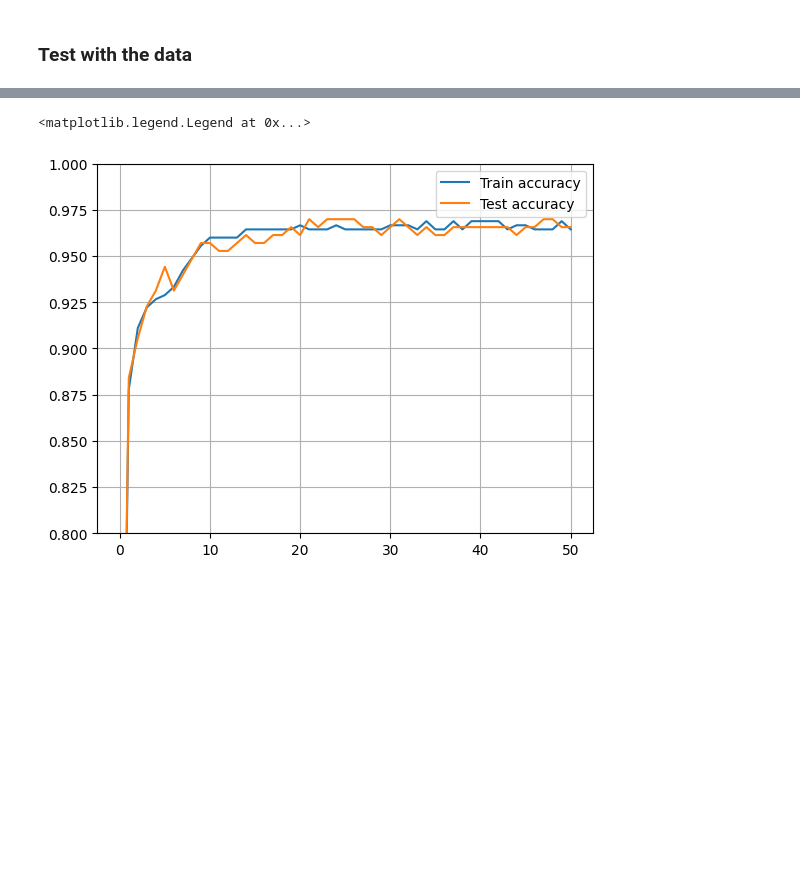
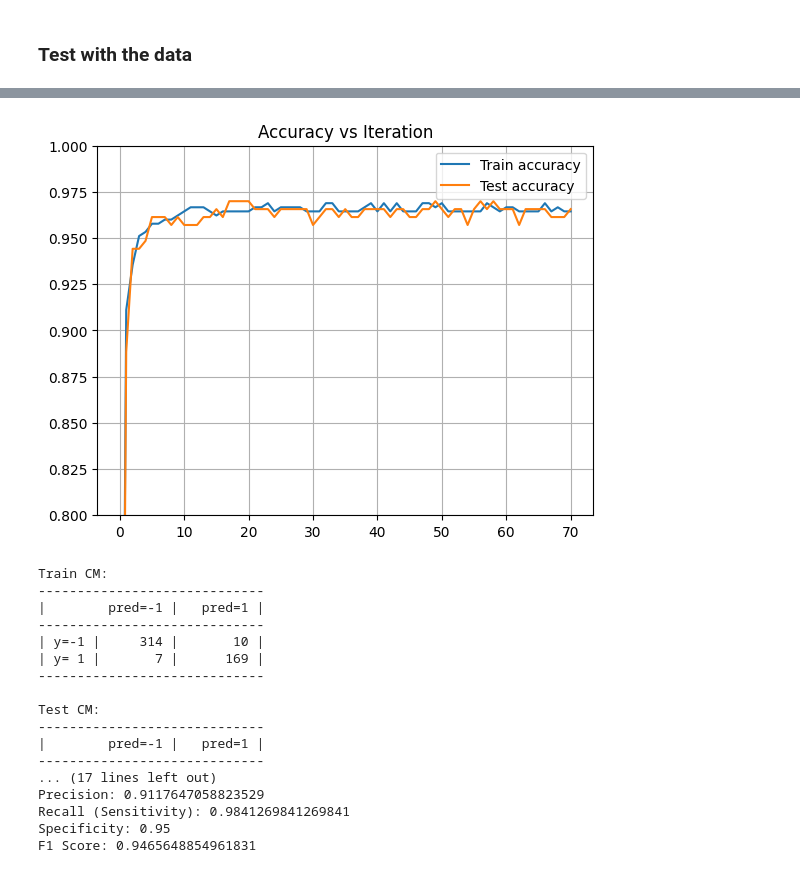
Before and after one commit to psamtam/MLiSP1_MLModel_from_scratch, a Jupyter notebook: SVM.ipynb, the cells around one changed output, grey strips where cells are left out. Cells and saved outputs as stored; diff of their text form; code cells hidden in the pictures; blank space fills up the shorter version.

```diff
--- a/SVM.ipynb
+++ b/SVM.ipynb
@@ -266,5 +330,5 @@ plt.show()
 # %%
-svc = SVMBinaryClassifier(9)
+svc = SVMBinaryClassifier(9, c=100)
 
 preds = []
 preds_test = []
@@ -274,7 +338,7 @@ preds.append(pred)
 pred_test = svc.predict_list(X.values[450:])
 preds_test.append(pred_test)
 
-for i in range(50):
+for i in range(70):
     pred = []
     svc.train_one_cycle(X.values[:450], y.values[:450], learning_rate=0.0001, c=15)
     pred = svc.predict_list(X.values[:450])
@@ -284,17 +348,61 @@ for i in range(50):
 # %%
 preds_binary_train = np.sign(preds)
 preds_binary_test = np.sign(preds_test)
 train_accuracy = []
 test_accuracy = []
 for ptr, pte in zip(preds_binary_train, preds_binary_test):
   train_accuracy.append(sum(ptr == y.values[:450])/len(ptr))
   test_accuracy.append(sum(pte == y.values[450:])/len(pte))
 
 plt.plot(train_accuracy, label="Train accuracy")
 plt.plot(test_accuracy, label="Test accuracy")
+plt.title("Accuracy vs Iteration")
 plt.ylim(0.8, 1)
 plt.grid()
 plt.legend()
+plt.show()
+
+train_cm = svc.confusion_matrix(X.values[:500], y.values[:500])
+test_cm = svc.confusion_matrix(X.values[500:], y.values[500:])
+
+print()
+print("Train CM: ")
+svc.visualiseCM(train_cm)
+print()
+print("Test CM: ")
+svc.visualiseCM(test_cm)
+print()
+print(f"Training set:\n{30*'*'}")
+print(f"Accuracy: {svc.accuracy(train_cm)}")
+print(f"Balanced accuracy: {svc.balanced_accuracy(train_cm)}")
+print(f"Precision: {svc.precision(train_cm)}")
+print(f"Recall (Sensitivity): {svc.recall(train_cm)}")
+print(f"Specificity: {svc.specificity(train_cm)}")
+print(f"F1 Score: {svc.f1_score(train_cm)}")
+print()
+print(f"Test set:\n{30*'*'}")
+print(f"Accuracy: {svc.accuracy(test_cm)}")
+print(f"Balanced accuracy: {svc.balanced_accuracy(test_cm)}")
+print(f"Precision: {svc.precision(test_cm)}")
+print(f"Recall (Sensitivity): {svc.recall(test_cm)}")
+print(f"Specificity: {svc.specificity(test_cm)}")
+print(f"F1 Score: {svc.f1_score(test_cm)}")
 # %% [output]
+[figure, new version]
-<matplotlib.legend.Legend at 0x...>
+Train CM:
+-----------------------------
+|        pred=-1 |   pred=1 |
+-----------------------------
+| y=-1 |     314 |       10 |
+| y= 1 |       7 |      169 |
+-----------------------------
+
+Test CM:
+-----------------------------
+|        pred=-1 |   pred=1 |
+-----------------------------
+... (17 lines left out)
+Precision: 0.9117647058823529
+Recall (Sensitivity): 0.9841269841269841
+Specificity: 0.95
+F1 Score: 0.9465648854961831
-[figure, old version]
```
Also changed, not shown: parts of 5 cells of this notebook.
